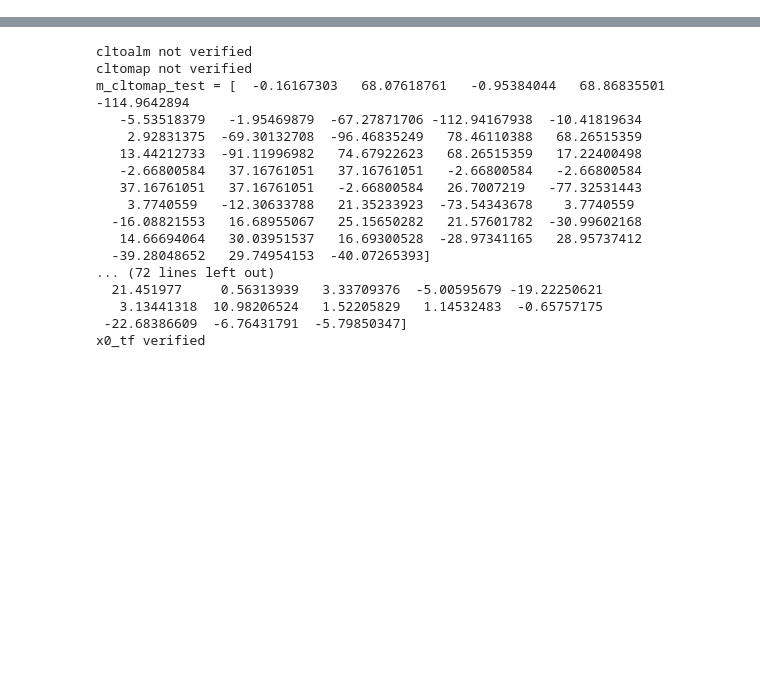
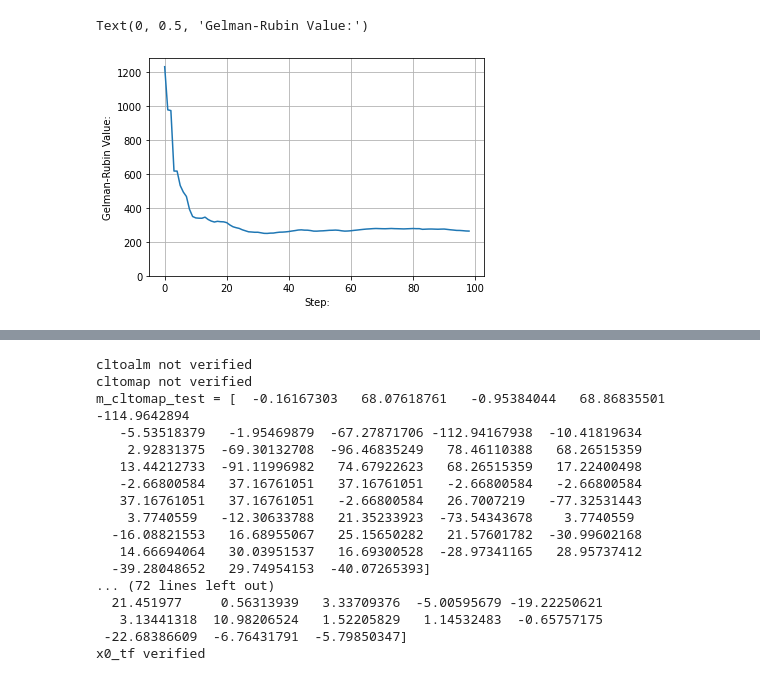
Before and after one commit to OscarHickman/Characterisation-of-Photon-BEC-phase-diagram-using-Machine-Learning, a Jupyter notebook: CMB_with_advanced_sampling_techniques.ipynb, the cells around one changed output, grey strips where cells are left out. Cells and saved outputs as stored; diff of their text form; code cells hidden in the pictures; blank space fills up the shorter version.

```diff
--- a/CMB_with_advanced_sampling_techniques.ipynb
+++ b/CMB_with_advanced_sampling_techniques.ipynb
@@ -606,12 +614,14 @@ for i in range(len_cl-2):
         x0.append(0)
 for i in range(len(realalminit)):
         x0.append(realalminit[i])
-for i in range(len(imagalminit)):
-    if imagalminit[i] != 0:
-        x0.append(imagalminit[i])
+_count = 0
+for l in range(lmax):
+    for m in range(l + 1):
+        if m!= 0 and m != 1:
+            x0.append(imagalminit[_count])
+        _count = _count + 1
 psi(x0,noisemap,lmax,Ninv)
 x0_tf = tf.convert_to_tensor(x0, dtype = np.float64)
+__psi_record = []
 psi_tf(x0_tf)
-
-#print(len())
 # %% [output]
@@ -620,0 +769,14 @@ psi = tf.Tensor(90.83763458221567, shape=(), dtype=float64)
+# %%
+#Convergence Plot
+rubins = []
+for i in range(len(samples) + 1):
+    if i != 0 and i != 1:
+        rubins.append(tfp.mcmc.diagnostic.potential_scale_reduction(samples[:i]))
+plt.plot(np.arange(len(samples)-1),rubins)
+plt.ylim(0)
+plt.grid()
+plt.xlabel('Step:')
+plt.ylabel('Gelman-Rubin Value:')
+# %% [output]
+Text(0, 0.5, 'Gelman-Rubin Value:')
+[figure, added]
```
Also changed, not shown: parts of 37 cells of this notebook.
